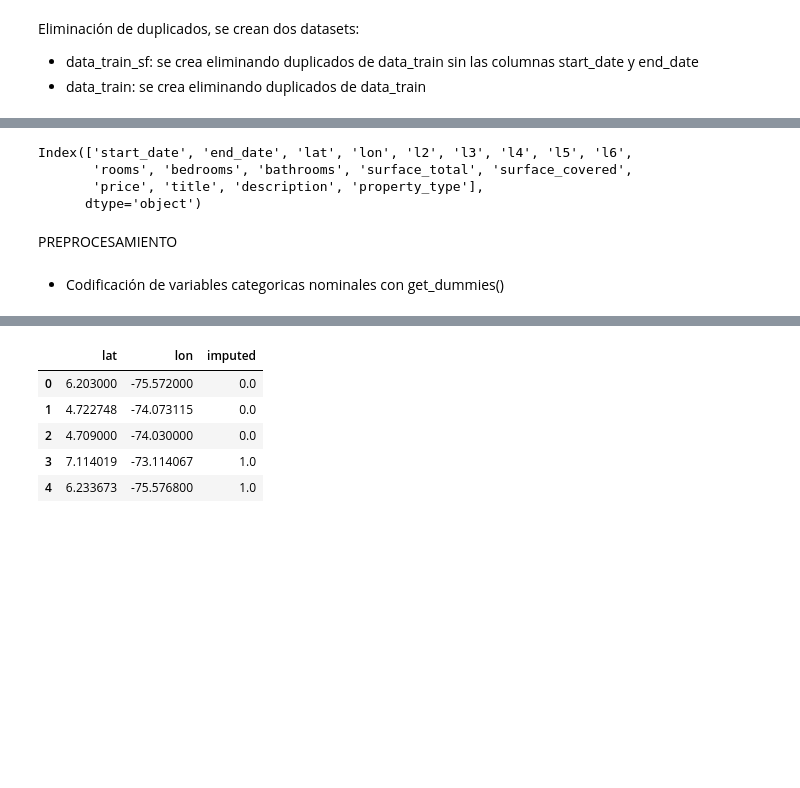
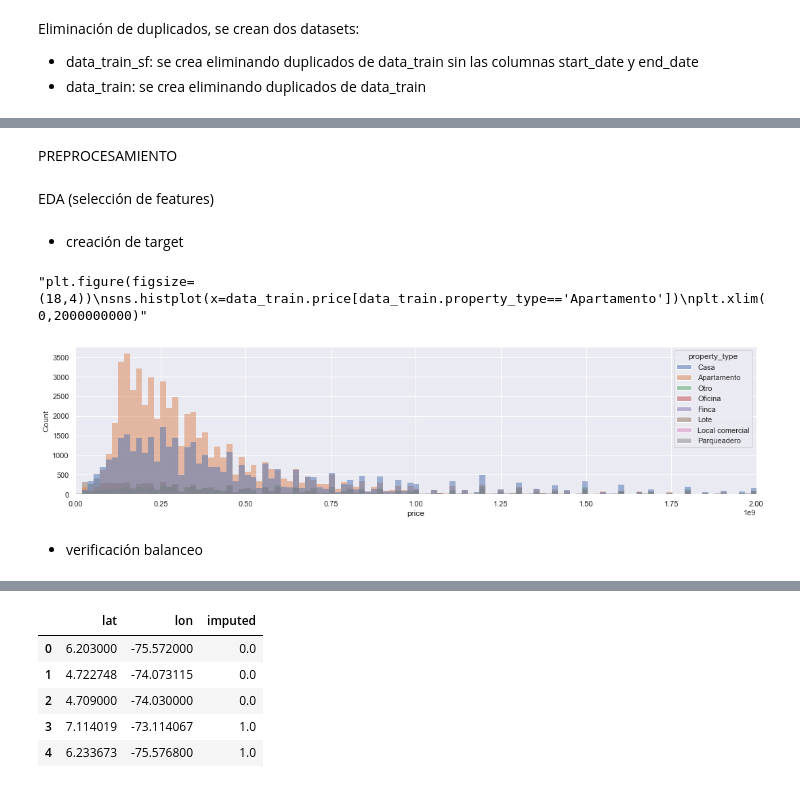
Before and after one commit to CesarG2022/DATATHON_ML, a Jupyter notebook: DATATHON_ML.ipynb, the cells around one changed output, grey strips where cells are left out. Drawn from its saved outputs; the diff is of its cells as text; code cells hidden in the pictures; blank space fills up the shorter version.

```diff
--- a/DATATHON_ML.ipynb
+++ b/DATATHON_ML.ipynb
@@ -110,12 +99,17 @@ data_train.drop_duplicates(inplace=True) # elimina duplicados de data_train teni
 data_train.reset_index(inplace=True, drop=True)
-# %%
-data_train.columns
-# %% [output]
-Index(['start_date', 'end_date', 'lat', 'lon', 'l2', 'l3', 'l4', 'l5', 'l6',
-       'rooms', 'bedrooms', 'bathrooms', 'surface_total', 'surface_covered',
-       'price', 'title', 'description', 'property_type'],
-      dtype='object')
 # %% [markdown]
 PREPROCESAMIENTO
-# %% [markdown]
-- Codificación de variables categoricas nominales con get_dummies()
+# %% [markdown]
+EDA (selección de features)
+# %% [markdown]
+- creación de target
+# %%
+"""plt.figure(figsize=(18,4))
+sns.histplot(data=data_train_sf, x='price', hue='property_type')
+plt.xlim(0,2000000000)"""
+"""plt.figure(figsize=(18,4))
+sns.histplot(x=data_train.price[data_train.property_type=='Apartamento'])
+plt.xlim(0,2000000000)"""
+# %% [output]
+"plt.figure(figsize=(18,4))\nsns.histplot(x=data_train.price[data_train.property_type=='Apartamento'])\nplt.xlim(0,2000000000)"
+[figure, added]
@@ -121,0 +120,2 @@ PREPROCESAMIENTO
+# %% [markdown]
+- verificación balanceo
```
Also changed, not shown: parts of 93 cells of this notebook, 3 other files.
